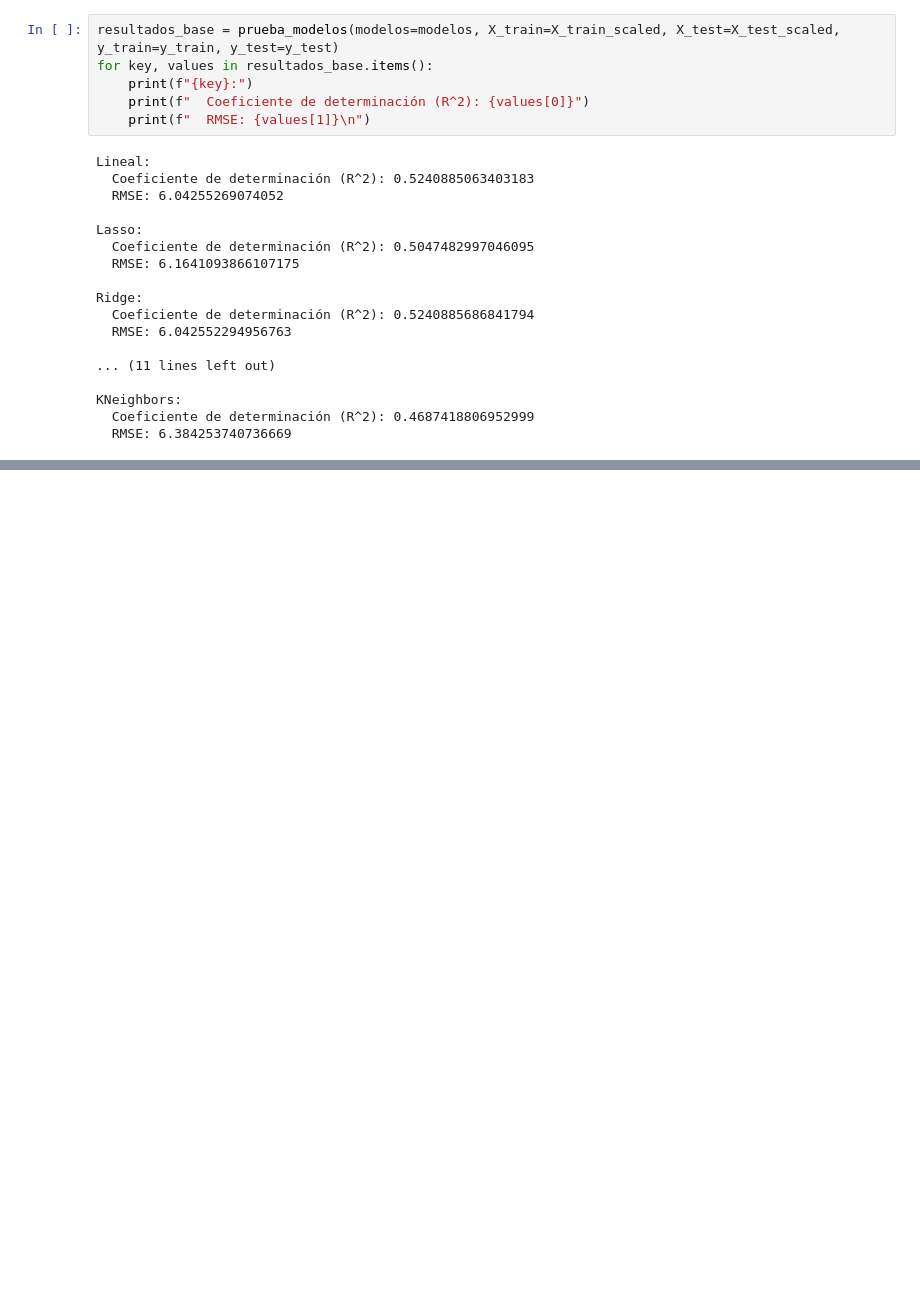
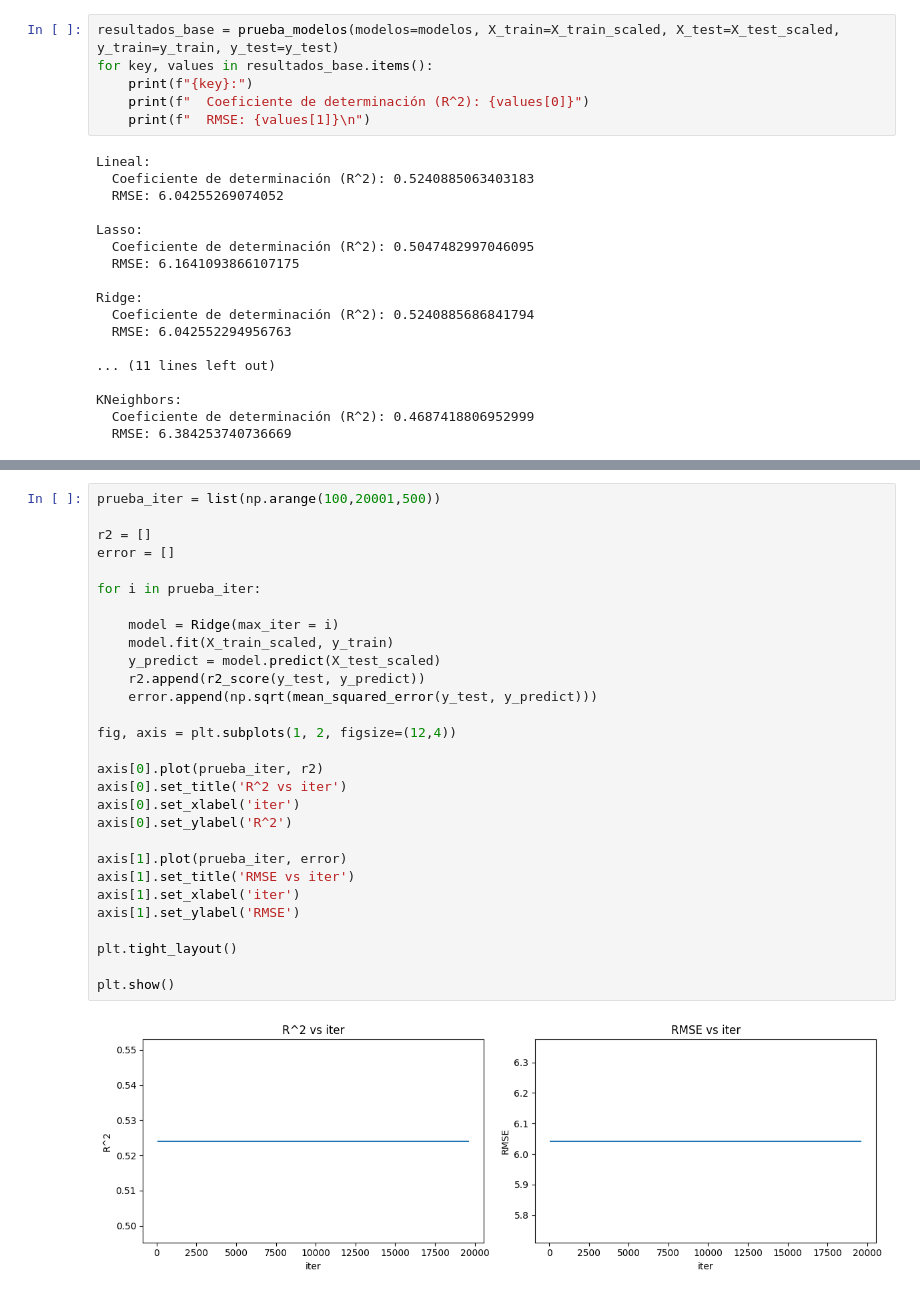
Before and after one commit to sebacent/ProyectoDS, a Jupyter notebook: src/Modelo.ipynb, the cells around one changed output, grey strips where cells are left out. Cells and saved outputs as stored; diff of their text form; blank space fills up the shorter version.

```diff
--- a/src/Modelo.ipynb
+++ b/src/Modelo.ipynb
@@ -134,0 +185,31 @@ KNeighbors:
+# %%
+prueba_iter = list(np.arange(100,20001,500))
+
+r2 = []
+error = []
+
+for i in prueba_iter:
+
+    model = Ridge(max_iter = i)
+    model.fit(X_train_scaled, y_train)
+    y_predict = model.predict(X_test_scaled)
+    r2.append(r2_score(y_test, y_predict))
+    error.append(np.sqrt(mean_squared_error(y_test, y_predict)))
+
+fig, axis = plt.subplots(1, 2, figsize=(12,4))
+
+axis[0].plot(prueba_iter, r2)
+axis[0].set_title('R^2 vs iter')
+axis[0].set_xlabel('iter')
+axis[0].set_ylabel('R^2')
+
+axis[1].plot(prueba_iter, error)
+axis[1].set_title('RMSE vs iter')
+axis[1].set_xlabel('iter')
+axis[1].set_ylabel('RMSE')
+
+plt.tight_layout()
+
+plt.show()
+# %% [output]
+[figure, added]
```
Also changed, not shown: parts of 16 cells of this notebook.
